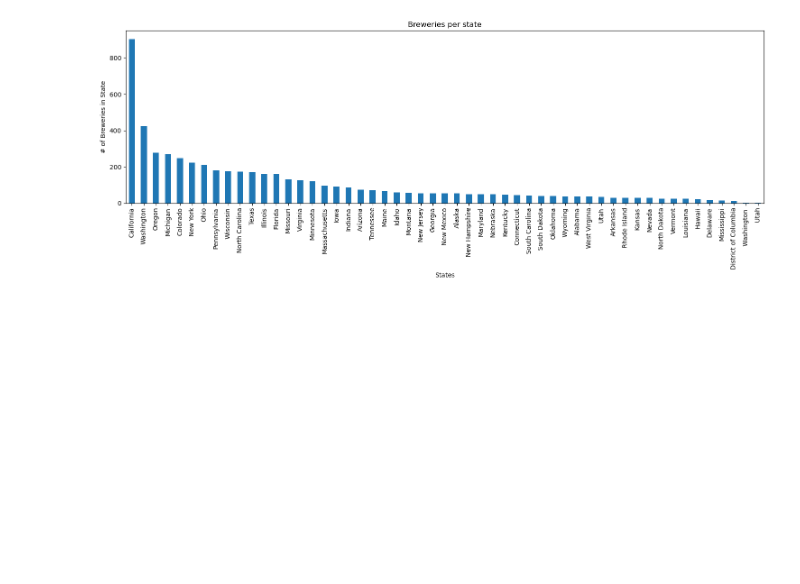
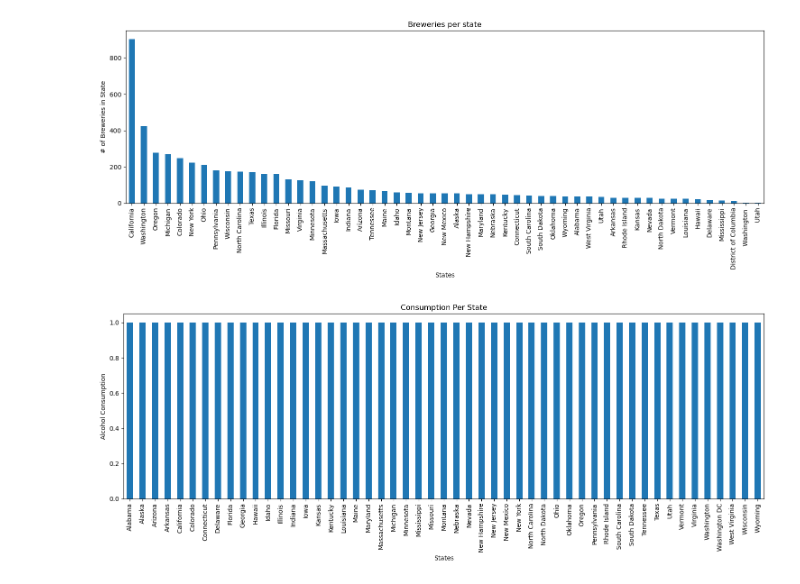
Before and after one commit to scorpionhand/Brewery_Project_One, a Jupyter notebook: Brewery projectAOedit correlation Q.ipynb, the cells around one changed output. Cells and saved outputs as stored; diff of their text form; code cells hidden in the pictures; blank space fills up the shorter version.

```diff
--- a/Brewery projectAOedit correlation Q.ipynb
+++ b/Brewery projectAOedit correlation Q.ipynb
@@ -174,6 +174,15 @@ plt.tight_layout()
 plt.savefig("Breweries per state.png")
 # %% [output]
 [figure]
+# %%
+#Plot Bar chart showing each states brewery count.
+consumption_by_state = beer_consumption_read.groupby("State")["Amount"].count()
+consumption_by_state.plot(kind = "bar", title = "Consumption Per State", legend = False, figsize=[15,6])
+plt.xlabel("States")
+plt.ylabel("Alcohol Consumption")
+plt.tight_layout()
+# %% [output]
+[figure, added]
 # %%
 #Merging Breweries Per State and Alchol Consumption by State
 breweries_by_state = "state_brewery_sort.csv"
```
Also changed, not shown: parts of 3 cells of this notebook, 1 other file.
